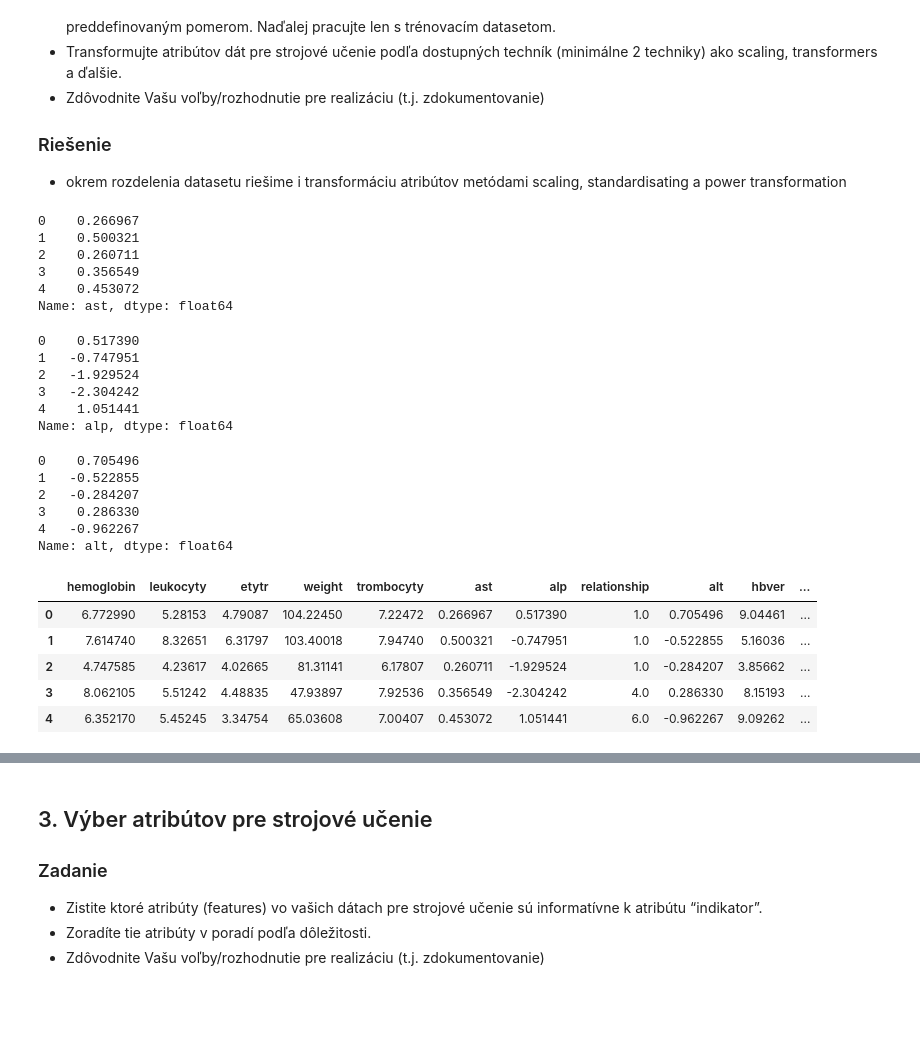
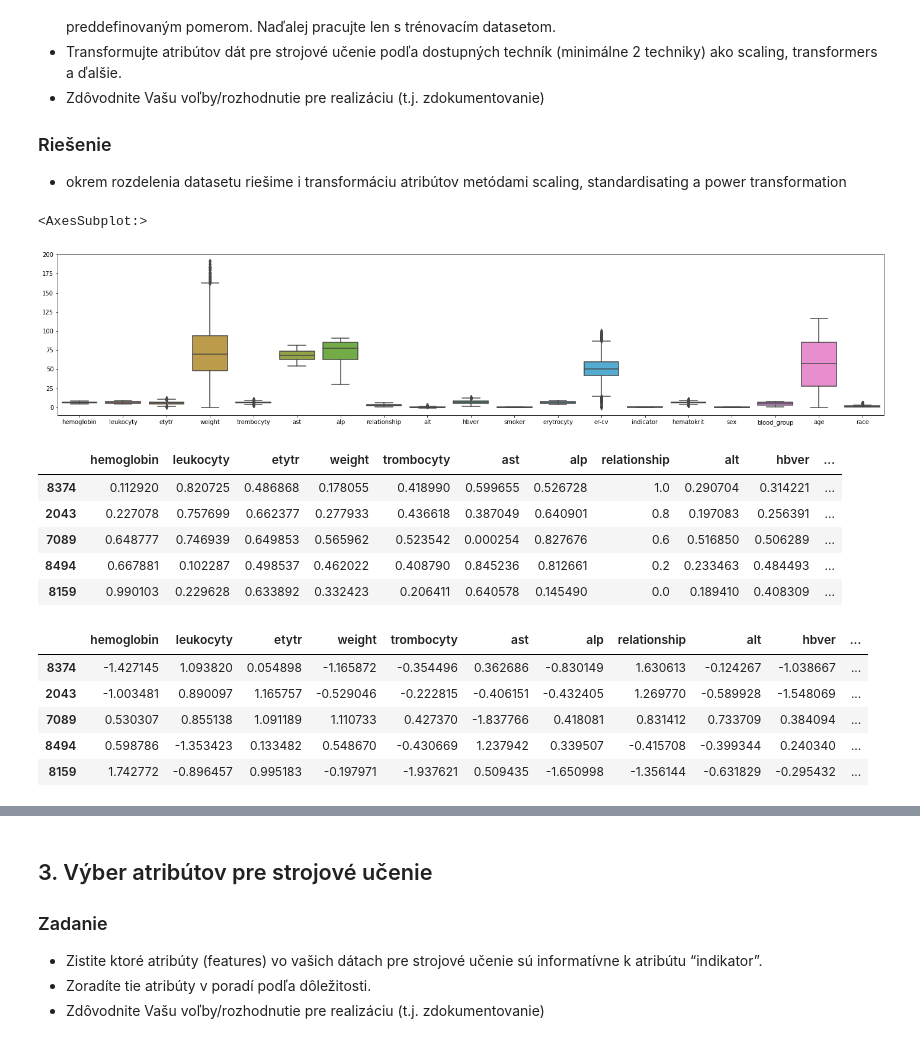
Before and after one commit to Matovic/Chronic-Lymphocytic-Leukemia, a Jupyter notebook: src/2_data_pre-processing/2-DPP.ipynb, the cells around one changed output, grey strips where cells are left out. Saved outputs shown, nothing was run; the diff lists cells and outputs as text; code cells hidden in the pictures; blank space fills up the shorter version.

```diff
--- a/src/2_data_pre-processing/2-DPP.ipynb
+++ b/src/2_data_pre-processing/2-DPP.ipynb
@@ -1222,57 +1224,37 @@ plt.legend()
 
  - okrem rozdelenia datasetu riešime i transformáciu atribútov metódami scaling, standardisating a power transformation
 # %%
-training_data, testing_data = train_test_split(df_merged, test_size=0.2, random_state=25)
+train_data, test_data = train_test_split(df_merged, test_size=0.2, random_state=25)
 # %%
-def scalingFunct(df_toScale):
-    min_max_scaler = preprocessing.MinMaxScaler(feature_range =(0, 1))
-    scaled_dataframe = min_max_scaler.fit_transform(df_toScale.values.reshape(-1,1))
-    return scaled_dataframe
-
-def standardisatingFunct(df_toScale):
-    Standardisation = preprocessing.StandardScaler()
-    scaled_dataframe = Standardisation.fit_transform(df_toScale.values.reshape(-1,1))
-    return scaled_dataframe
-
-def powerTransform(df_toTransform):
-    return power_transform(df_toTransform.values.reshape(-1,1))
+fig_d = plt.subplots(figsize = (25, 5))
+sns.boxplot(data = train_data)
+# %% [output]
+<AxesSubplot:>
+[figure, added]
 # %%
-df_merged["ast"] = scalingFunct(df_merged["ast"])
-df_merged["ast"].head()
+transform_columns=train_data.columns
+transform_columns=list(transform_columns)
-# %% [output]
-0    0.266967
-1    0.500321
-2    0.260711
-3    0.356549
-4    0.453072
-Name: ast, dtype: float64
 # %%
-df_merged["alp"] = standardisatingFunct(df_merged["alp"])
-df_merged["alp"].head()
+scaler = preprocessing.MinMaxScaler(feature_range =(0, 1))
+train_data[transform_columns]=scaler.fit_transform(train_data[transform_columns])
+train_data.head()
 # %% [output]
-0    0.517390
-1   -0.747951
-2   -1.929524
-3   -2.304242
-4    1.051441
-Name: alp, dtype: float64
+|  | hemoglobin | leukocyty | etytr | weight | trombocyty | ast | alp | relationship | alt | hbver | ... |
+| 8374 | 0.112920 | 0.820725 | 0.486868 | 0.178055 | 0.418990 | 0.599655 | 0.526728 | 1.0 | 0.290704 | 0.314221 | ... |
+| 2043 | 0.227078 | 0.757699 | 0.662377 | 0.277933 | 0.436618 | 0.387049 | 0.640901 | 0.8 | 0.197083 | 0.256391 | ... |
+| 7089 | 0.648777 | 0.746939 | 0.649853 | 0.565962 | 0.523542 | 0.000254 | 0.827676 | 0.6 | 0.516850 | 0.506289 | ... |
+| 8494 | 0.667881 | 0.102287 | 0.498537 | 0.462022 | 0.408790 | 0.845236 | 0.812661 | 0.2 | 0.233463 | 0.484493 | ... |
+| 8159 | 0.990103 | 0.229628 | 0.633892 | 0.332423 | 0.206411 | 0.640578 | 0.145490 | 0.0 | 0.189410 | 0.408309 | ... |
 # %%
-df_merged["alt"] = powerTransform(df_merged["alt"])
-df_merged["alt"].head()
+for col in transform_columns:
+    train_data[col]=power_transform(train_data[col].values.reshape(-1,1))
-# %% [output]
-0    0.705496
-1   -0.522855
-2   -0.284207
-3    0.286330
-4   -0.962267
-Name: alt, dtype: float64
 # %%
-df_merged.head()
+train_data.head()
 # %% [output]
 |  | hemoglobin | leukocyty | etytr | weight | trombocyty | ast | alp | relationship | alt | hbver | ... |
-| 0 | 6.772990 | 5.28153 | 4.79087 | 104.22450 | 7.22472 | 0.266967 | 0.517390 | 1.0 | 0.705496 | 9.04461 | ... |
-| 1 | 7.614740 | 8.32651 | 6.31797 | 103.40018 | 7.94740 | 0.500321 | -0.747951 | 1.0 | -0.522855 | 5.16036 | ... |
-| 2 | 4.747585 | 4.23617 | 4.02665 | 81.31141 | 6.17807 | 0.260711 | -1.929524 | 1.0 | -0.284207 | 3.85662 | ... |
-| 3 | 8.062105 | 5.51242 | 4.48835 | 47.93897 | 7.92536 | 0.356549 | -2.304242 | 4.0 | 0.286330 | 8.15193 | ... |
-| 4 | 6.352170 | 5.45245 | 3.34754 | 65.03608 | 7.00407 | 0.453072 | 1.051441 | 6.0 | -0.962267 | 9.09262 | ... |
+| 8374 | -1.427145 | 1.093820 | 0.054898 | -1.165872 | -0.354496 | 0.362686 | -0.830149 | 1.630613 | -0.124267 | -1.038667 | ... |
+| 2043 | -1.003481 | 0.890097 | 1.165757 | -0.529046 | -0.222815 | -0.406151 | -0.432405 | 1.269770 | -0.589928 | -1.548069 | ... |
+| 7089 | 0.530307 | 0.855138 | 1.091189 | 1.110733 | 0.427370 | -1.837766 | 0.418081 | 0.831412 | 0.733709 | 0.384094 | ... |
+| 8494 | 0.598786 | -1.353423 | 0.133482 | 0.548670 | -0.430669 | 1.237942 | 0.339507 | -0.415708 | -0.399344 | 0.240340 | ... |
+| 8159 | 1.742772 | -0.896457 | 0.995183 | -0.197971 | -1.937621 | 0.509435 | -1.650998 | -1.356144 | -0.631829 | -0.295432 | ... |
 # %%
```
Also changed, not shown: parts of 13 cells of this notebook.
